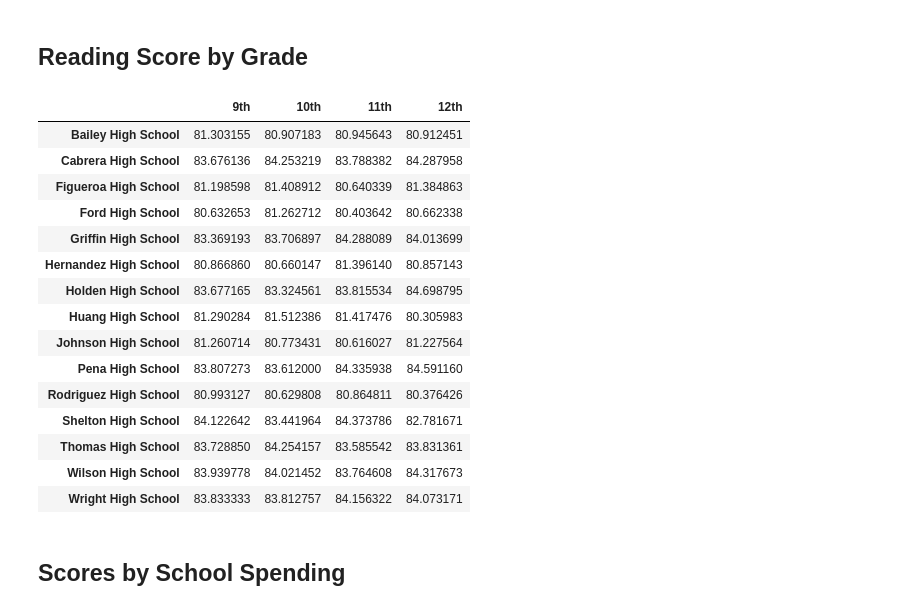
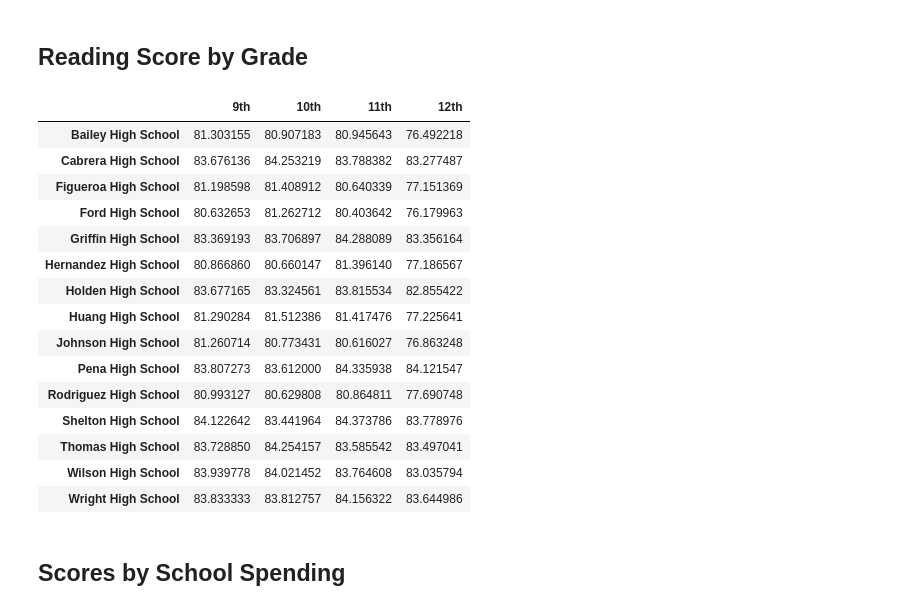
Before and after one commit to Naremen/Module4Challenge, a Jupyter notebook: PyCitySchools_starter.ipynb, the cells around one changed output. Saved outputs shown, nothing was run; the diff lists cells and outputs as text; code cells hidden in the pictures.

```diff
--- a/PyCitySchools_starter.ipynb
+++ b/PyCitySchools_starter.ipynb
@@ -319,42 +354,47 @@ math_scores_by_grade
 # %%
 # Use the code provided to separate the data by grade
 ninth_graders = school_data_complete[(school_data_complete["grade"] == "9th")]
 tenth_graders = school_data_complete[(school_data_complete["grade"] == "10th")]
 eleventh_graders = school_data_complete[(school_data_complete["grade"] == "11th")]
 twelfth_graders = school_data_complete[(school_data_complete["grade"] == "12th")]
 
 # Group by `school_name` and take the mean of the the `reading_score` column for each.
-ninth_grade_reading_scores =
-tenth_grader_reading_scores =
-eleventh_grader_reading_scores =
-twelfth_grader_reading_scores =
+ninth_grade_reading_scores = ninth_graders.groupby(["school_name"]).mean()["reading_score"]
+tenth_grader_reading_scores = tenth_graders.groupby(["school_name"]).mean()["reading_score"]
+eleventh_grader_reading_scores = eleventh_graders.groupby(["school_name"]).mean()["reading_score"]
+twelfth_grader_reading_scores = twelfth_graders.groupby(["school_name"]).mean()["math_score"]
 
 # Combine each of the scores above into single DataFrame called `reading_scores_by_grade`
-reading_scores_by_grade =
+reading_scores_by_grade = pd.DataFrame({
+    "9th": ninth_grade_reading_scores,
+    "10th": tenth_grader_reading_scores,
+    "11th" : eleventh_grader_reading_scores,
+    "12th" : twelfth_grader_reading_scores
+})
 
 # Minor data wrangling
 reading_scores_by_grade = reading_scores_by_grade[["9th", "10th", "11th", "12th"]]
 reading_scores_by_grade.index.name = None
 
 # Display the DataFrame
 reading_scores_by_grade
 # %% [output]
 |  | 9th | 10th | 11th | 12th |
-| Bailey High School | 81.303155 | 80.907183 | 80.945643 | 80.912451 |
-| Cabrera High School | 83.676136 | 84.253219 | 83.788382 | 84.287958 |
-| Figueroa High School | 81.198598 | 81.408912 | 80.640339 | 81.384863 |
-| Ford High School | 80.632653 | 81.262712 | 80.403642 | 80.662338 |
-| Griffin High School | 83.369193 | 83.706897 | 84.288089 | 84.013699 |
-| Hernandez High School | 80.866860 | 80.660147 | 81.396140 | 80.857143 |
-| Holden High School | 83.677165 | 83.324561 | 83.815534 | 84.698795 |
-| Huang High School | 81.290284 | 81.512386 | 81.417476 | 80.305983 |
-| Johnson High School | 81.260714 | 80.773431 | 80.616027 | 81.227564 |
-| Pena High School | 83.807273 | 83.612000 | 84.335938 | 84.591160 |
-| Rodriguez High School | 80.993127 | 80.629808 | 80.864811 | 80.376426 |
-| Shelton High School | 84.122642 | 83.441964 | 84.373786 | 82.781671 |
-| Thomas High School | 83.728850 | 84.254157 | 83.585542 | 83.831361 |
-| Wilson High School | 83.939778 | 84.021452 | 83.764608 | 84.317673 |
-| Wright High School | 83.833333 | 83.812757 | 84.156322 | 84.073171 |
+| Bailey High School | 81.303155 | 80.907183 | 80.945643 | 76.492218 |
+| Cabrera High School | 83.676136 | 84.253219 | 83.788382 | 83.277487 |
+| Figueroa High School | 81.198598 | 81.408912 | 80.640339 | 77.151369 |
+| Ford High School | 80.632653 | 81.262712 | 80.403642 | 76.179963 |
+| Griffin High School | 83.369193 | 83.706897 | 84.288089 | 83.356164 |
+| Hernandez High School | 80.866860 | 80.660147 | 81.396140 | 77.186567 |
+| Holden High School | 83.677165 | 83.324561 | 83.815534 | 82.855422 |
+| Huang High School | 81.290284 | 81.512386 | 81.417476 | 77.225641 |
+| Johnson High School | 81.260714 | 80.773431 | 80.616027 | 76.863248 |
+| Pena High School | 83.807273 | 83.612000 | 84.335938 | 84.121547 |
+| Rodriguez High School | 80.993127 | 80.629808 | 80.864811 | 77.690748 |
+| Shelton High School | 84.122642 | 83.441964 | 84.373786 | 83.778976 |
+| Thomas High School | 83.728850 | 84.254157 | 83.585542 | 83.497041 |
+| Wilson High School | 83.939778 | 84.021452 | 83.764608 | 83.035794 |
+| Wright High School | 83.833333 | 83.812757 | 84.156322 | 83.644986 |
 # %% [markdown]
 ## Scores by School Spending
 # %%
```
Also changed, not shown: parts of 14 cells of this notebook, 1 other file.
